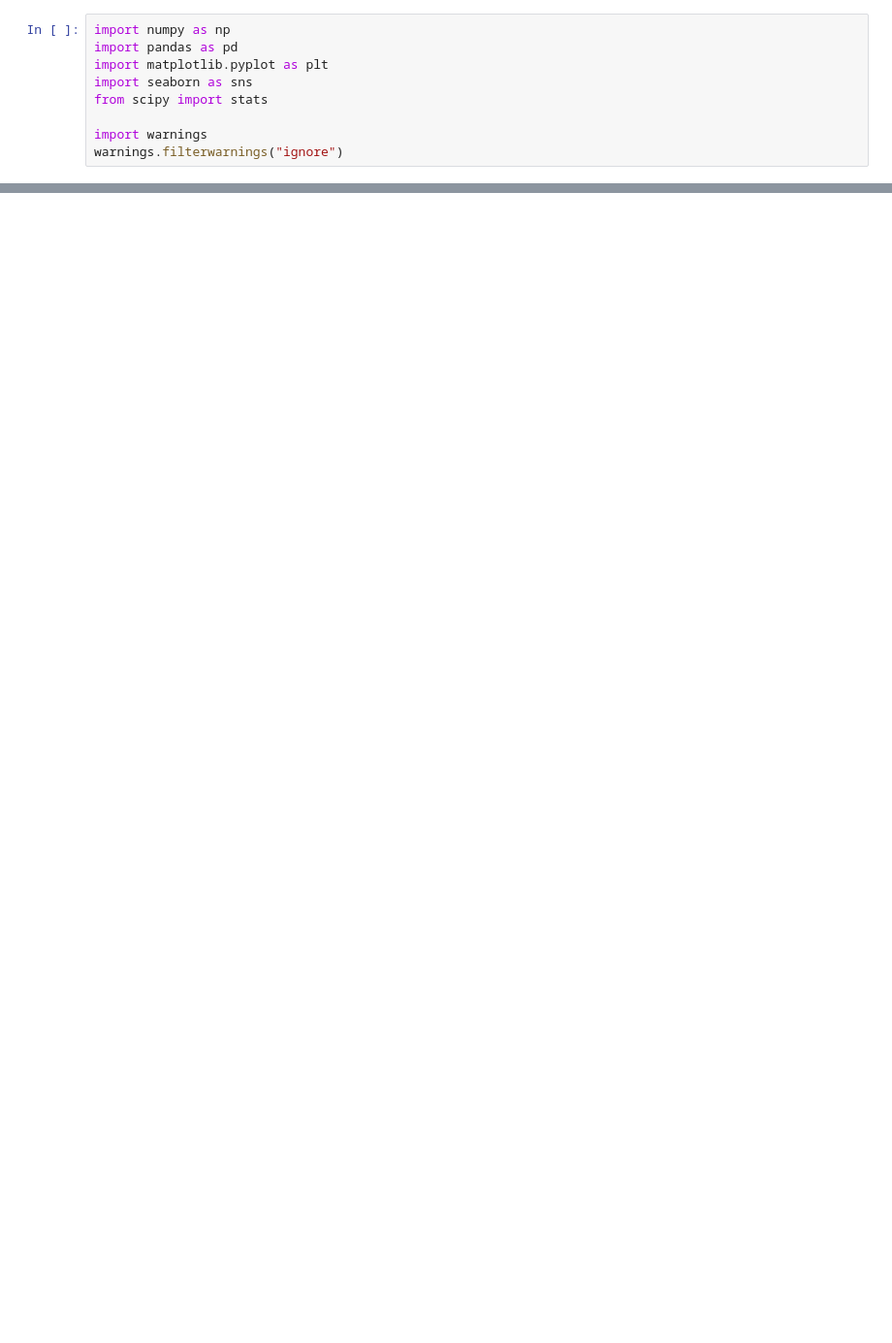
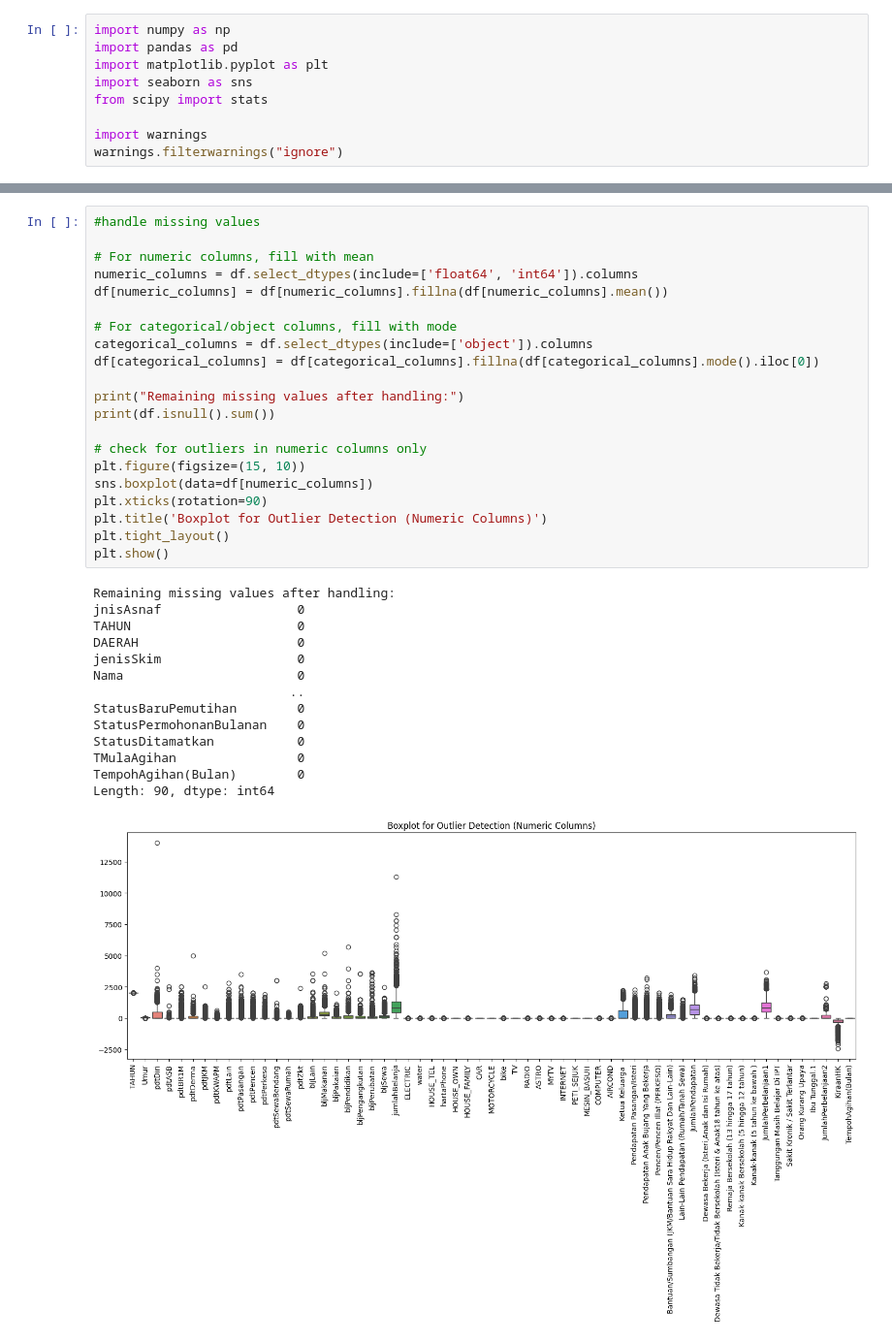
Before and after one commit to daniyalrosli/zakat_project, a Jupyter notebook: analysis.ipynb, the cells around one changed output, grey strips where cells are left out. Shown at 97% size. Saved outputs shown, nothing was run; the diff lists cells and outputs as text; blank space fills up the shorter version.

```diff
--- a/analysis.ipynb
+++ b/analysis.ipynb
@@ -214,0 +58,36 @@ Districts Above Poverty Line:
+# %%
+#handle missing values
+
+# For numeric columns, fill with mean
+numeric_columns = df.select_dtypes(include=['float64', 'int64']).columns
+df[numeric_columns] = df[numeric_columns].fillna(df[numeric_columns].mean())
+
+# For categorical/object columns, fill with mode
+categorical_columns = df.select_dtypes(include=['object']).columns
+df[categorical_columns] = df[categorical_columns].fillna(df[categorical_columns].mode().iloc[0])
+
+print("Remaining missing values after handling:")
+print(df.isnull().sum())
+
+# check for outliers in numeric columns only
+plt.figure(figsize=(15, 10))
+sns.boxplot(data=df[numeric_columns])
+plt.xticks(rotation=90)
+plt.title('Boxplot for Outlier Detection (Numeric Columns)')
+plt.tight_layout()
+plt.show()
+# %% [output]
+Remaining missing values after handling:
+jnisAsnaf                  0
+TAHUN                      0
+DAERAH                     0
+jenisSkim                  0
+Nama                       0
+                          ..
+StatusBaruPemutihan        0
+StatusPermohonanBulanan    0
+StatusDitamatkan           0
+TMulaAgihan                0
+TempohAgihan(Bulan)        0
+Length: 90, dtype: int64
+[figure, added]
```
Also changed, not shown: parts of 9 cells of this notebook, 2 other files.
